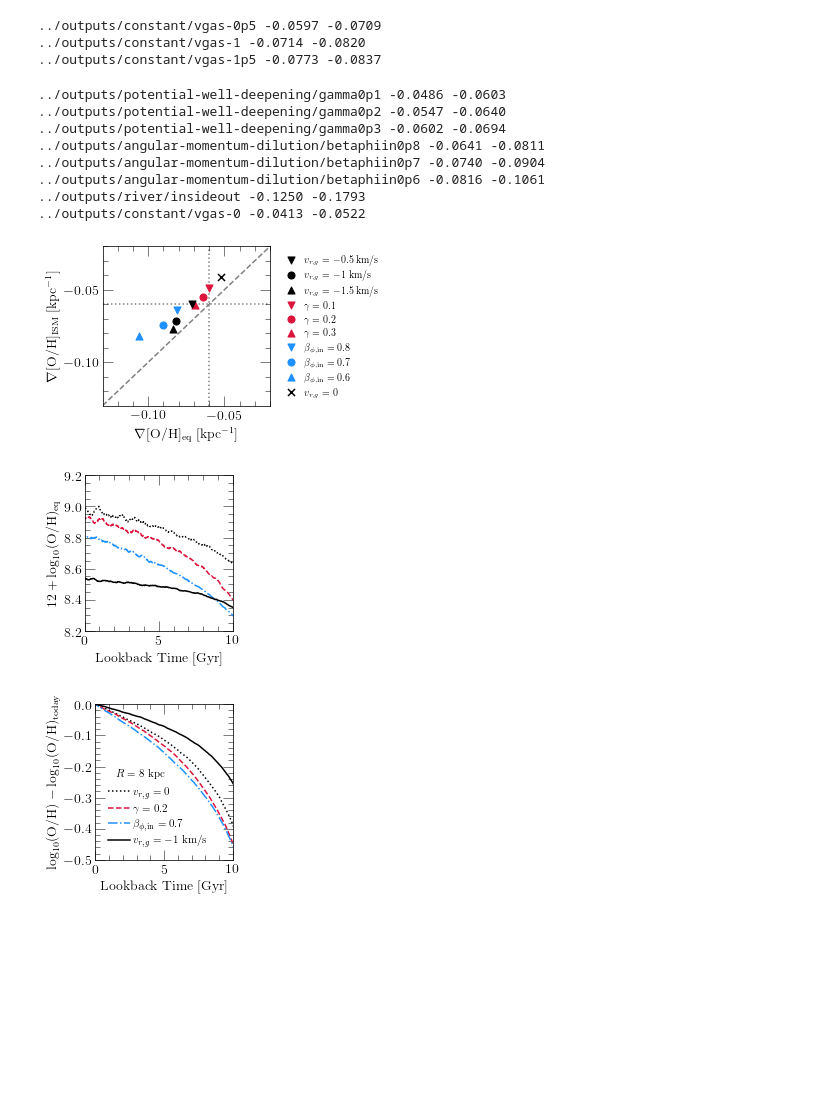
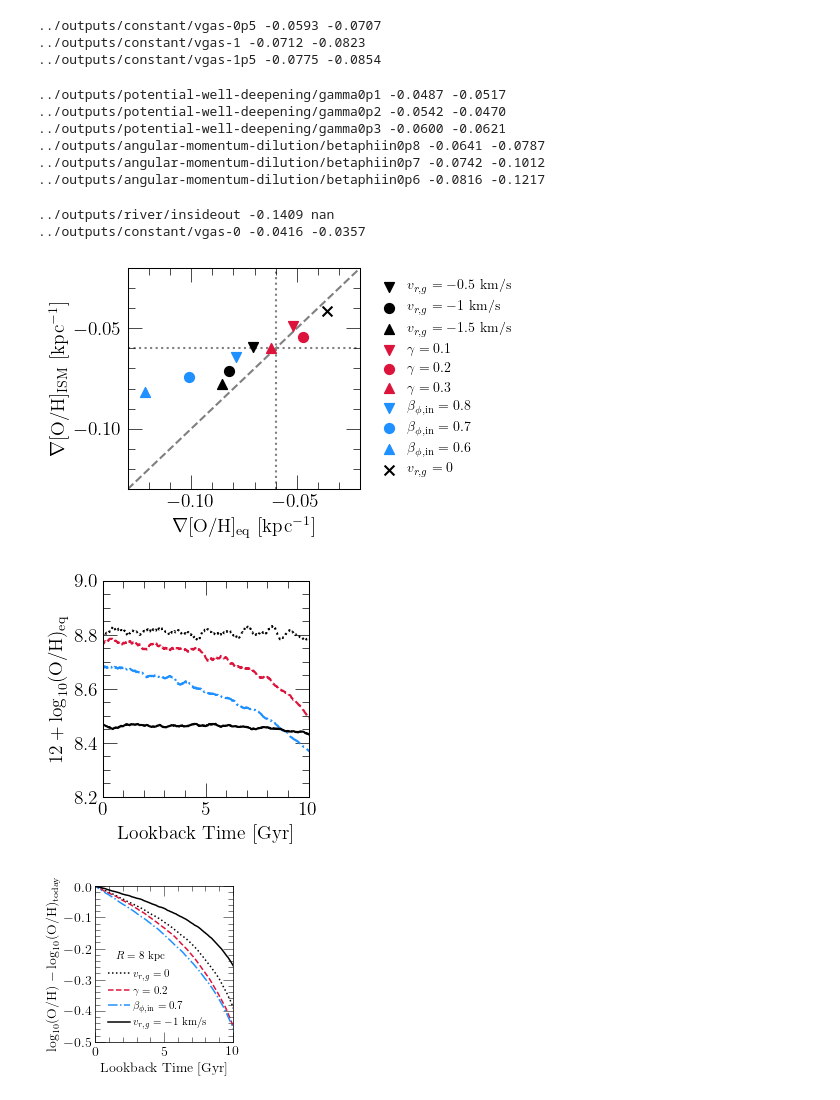
Before and after one commit to giganano/radial-flows, a Jupyter notebook: notebooks/equilibrium.ipynb, the cells around one changed output. Cells and saved outputs as stored; diff of their text form; code cells hidden in the pictures; blank space fills up the shorter version.

Commit message:
figure tweaks

```diff
--- a/notebooks/equilibrium.ipynb
+++ b/notebooks/equilibrium.ipynb
@@ -19,5 +19,5 @@ sys.version_info(major=3, minor=10, micro=2, releaselevel='final', serial=0)
 # %%
-def equilibrium_profile(output, lookback, zone_width = 0.1):
+def equilibrium_profile(output, lookback, N = 1.5, zone_width = 0.1):
     if os.path.exists("%s_gasvelocities.out" % (output.name)):
         radii, mu_g, mu_o = mu(output, lookback, zone_width = zone_width)
     else:
@@ -38,17 +38,16 @@ def equilibrium_profile(output, lookback, zone_width = 0.1):
         recycling = zone.history["r_eff"][idx]
         if idx == len(zone.history["time"]) - 1: idx -= 1
         dt = zone.history["time"][idx + 1] - zone.history["time"][idx]
-        dlnmgdt = zone.history["mgas"][idx + 1] - zone.history["mgas"][idx]
-        dlnmgdt /= dt * zone.history["mgas"][idx]
-        zeq.append(zone.ccsne_yields["o"] / (1 + eta - mu_o[i] - recycling + taustar * dlnmgdt))
-        # sfh = insideout(radii[i])
-        # tausfh = sfh.timescale
-        # zeq.append(zone.ccsne_yields["o"] / (1 + eta - mu_o[i] - recycling - taustar / tausfh))
-        # zeq.append(zone.ccsne_yields["o"] / (1 + eta - mu_o[i] - recycling))
+        # dlnmgdt = zone.history["mgas"][idx + 1] - zone.history["mgas"][idx]
+        # dlnmgdt /= dt * zone.history["mgas"][idx]
+        # zeq.append(zone.ccsne_yields["o"] / (1 + eta - mu_o[i] - recycling + taustar * dlnmgdt))
+        sfh = insideout(radii[i])
+        tausfh = sfh.timescale
+        zeq.append(zone.ccsne_yields["o"] / (1 + eta - mu_o[i] - recycling - taustar / (N * tausfh)))
     return [radii, zeq]
 
 
-def equilibrium_evol(output, radius, zone_width = 0.1):
+def equilibrium_evol(output, radius, N = 1.5, zone_width = 0.1):
     lookback, mu_g, mu_o = mu_evol(output, radius, zone_width = zone_width)
     zeq = []
     zone = int(radius / zone_width)
@@ -63,10 +62,12 @@ def equilibrium_evol(output, radius, zone_width = 0.1):
             zeq.append(float("nan"))
             continue
         dt = zone.history["time"][idx] - zone.history["time"][idx - 1]
-        dlnmgdt = zone.history["mgas"][idx] - zone.history["mgas"][idx - 1]
-        dlnmgdt /= zone.history["mgas"][idx] * dt
+        # dlnmgdt = zone.history["mgas"][idx] - zone.history["mgas"][idx - 1]
+        # dlnmgdt /= zone.history["mgas"][idx] * dt
         recycling = zone.history["r_eff"][idx]
-        zeq.append(zone.ccsne_yields["o"] / (1 + eta - mu_o[i] - recycling + taustar * dlnmgdt))
+        sfh = insideout(radius)
+        tausfh = sfh.timescale
+        zeq.append(zone.ccsne_yields["o"] / (1 + eta - mu_o[i] - recycling + taustar / (N * tausfh)))
     return [lookback, zeq]
 
 
@@ -154,8 +155,6 @@ ax.set_xlabel(r"$\nabla$[O/H]$_\text{eq}$ [kpc$^{-1}$]")
 # ax.set_xlim([-0.34, 0])
 ax.set_xlim([-0.13, -0.02])
 ax.set_ylim(ax.get_xlim())
-# ax.set_xticks([-0.2, -0.15, -0.1, -0.05, 0])
-# ax.set_yticks([-0.2, -0.15, -0.1, -0.05, 0])
 ax.set_xticks([-0.1, -0.05])
 ax.set_yticks([-0.1, -0.05])
 
@@ -215,27 +214,27 @@ kwargs = {
 leg = ax.legend(**kwargs)
 
 plt.tight_layout()
-for ext in ["pdf", "jpeg"]:
-    kwargs = {}
-    if ext == "jpeg": kwargs["dpi"] = 200
-    plt.savefig("./equilibrium/gradism-gradeq-comp.%s" % (ext), **kwargs)
+# for ext in ["pdf", "jpeg"]:
+#     kwargs = {}
+#     if ext == "jpeg": kwargs["dpi"] = 200
+#     plt.savefig("./equilibrium/gradism-gradeq-comp.%s" % (ext), **kwargs)
 plt.show()
 # %% [output]
-../outputs/constant/vgas-0p5 -0.0597 -0.0709
-../outputs/constant/vgas-1 -0.0714 -0.0820
-../outputs/constant/vgas-1p5 -0.0773 -0.0837
+../outputs/constant/vgas-0p5 -0.0593 -0.0707
+../outputs/constant/vgas-1 -0.0712 -0.0823
+../outputs/constant/vgas-1p5 -0.0775 -0.0854
-../outputs/potential-well-deepening/gamma0p1 -0.0486 -0.0603
-../outputs/potential-well-deepening/gamma0p2 -0.0547 -0.0640
-../outputs/potential-well-deepening/gamma0p3 -0.0602 -0.0694
-../outputs/angular-momentum-dilution/betaphiin0p8 -0.0641 -0.0811
-../outputs/angular-momentum-dilution/betaphiin0p7 -0.0740 -0.0904
-../outputs/angular-momentum-dilution/betaphiin0p6 -0.0816 -0.1061
-../outputs/river/insideout -0.1250 -0.1793
-../outputs/constant/vgas-0 -0.0413 -0.0522
+../outputs/potential-well-deepening/gamma0p1 -0.0487 -0.0517
+../outputs/potential-well-deepening/gamma0p2 -0.0542 -0.0470
+../outputs/potential-well-deepening/gamma0p3 -0.0600 -0.0621
+../outputs/angular-momentum-dilution/betaphiin0p8 -0.0641 -0.0787
+../outputs/angular-momentum-dilution/betaphiin0p7 -0.0742 -0.1012
+../outputs/angular-momentum-dilution/betaphiin0p6 -0.0816 -0.1217
+../outputs/river/insideout -0.1409 nan
+../outputs/constant/vgas-0 -0.0416 -0.0357
-[figure, old version]
+[figure, new version]
 # %%
 outputs = [
-#     "../outputs/constant/vgas-0",
+    "../outputs/constant/vgas-0",
     "../outputs/potential-well-deepening/gamma0p2",
     "../outputs/angular-momentum-dilution/betaphiin0p7",
     "../outputs/constant/vgas-1"
@@ -247,35 +246,35 @@ COLORS = ["black", "crimson", "dodgerblue", "black"]
 LINESTYLES = [":", "--", "-.", "-"]
 
 fig = plt.figure(figsize = (3, 3))
 ax = fig.add_subplot(111)
 ax.set_xlabel(r"Lookback Time [Gyr]")
 ax.set_ylabel(r"$12 + \log_{10}($O/H$)_\text{eq}$")
 ax.set_xlim([0, 10])
-ax.set_ylim([8.2, 9.2])
+ax.set_ylim([8.2, 9.0])
 
 def plot_prediction(output, radius = 8, zone_width = 0.1, **kwargs):
     lookback, oheq = equilibrium_evol(output, radius, zone_width = zone_width)
     oheq = [np.log10(zeq / vice.solar_z['o']) for zeq in oheq]
     oheq = [oh_to_12pluslog(oh) for oh in oheq]
     oheq = boxcarsmoothtrend(lookback, oheq, window = 20)
     ax.plot(lookback, oheq, **kwargs)
 
 for i in range(len(outputs)):
     kwargs = {
         "c": named_colors()[COLORS[i]],
         "linestyle": LINESTYLES[i],
         "label": LABELS[i]
     }
     plot_prediction(outputs[i], **kwargs)
 
 plt.tight_layout()
 for ext in ["pdf", "jpeg"]:
     kwargs = {}
     if ext == "jpeg": kwargs["dpi"] = 200
     plt.savefig("./equilibrium/eq-vs-time.%s" % (ext), **kwargs)
 plt.show()
 # %% [output]
-[figure, old version]
+[figure, new version]
 # %%
 LABELS = [r"$v_{r,g} = 0$", r"$\gamma = 0.2$", r"$\beta_{\phi,\text{in}} = 0.7$", r"$v_{r,g} = -1$ km/s"]
 COLORS = ["black", "crimson", "dodgerblue", "black"]
```
Also changed, not shown: parts of 2 cells of this notebook, 6 other files.
